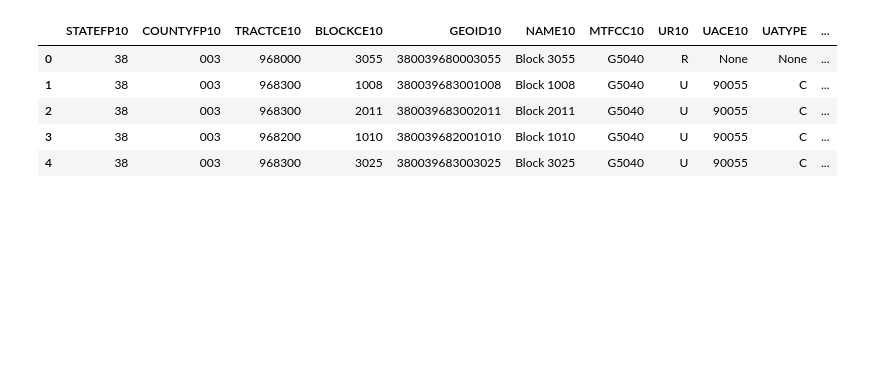
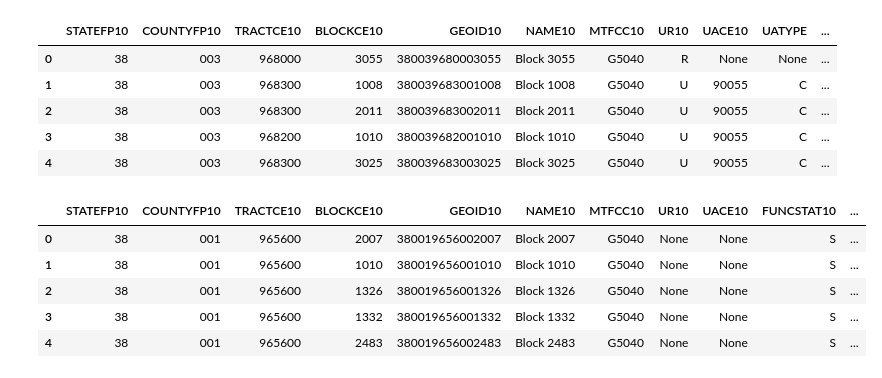
Before and after one commit to KeiferC/nd-precincts, a Jupyter notebook: counties/ND_Precinct.ipynb, the cells around one changed output. Saved outputs shown, nothing was run; the diff lists cells and outputs as text; code cells hidden in the pictures; blank space fills up the shorter version.

```diff
--- a/counties/ND_Precinct.ipynb
+++ b/counties/ND_Precinct.ipynb
@@ -110,0 +113,12 @@ merged.to_file(outpath)
+# %%
+# Blocks Shapefile
+blocks_shp_path = '../nhgis_blocks_shp/ND_block_2010.shp'
+blocks_shp = gpd.read_file(blocks_shp_path)
+blocks_shp.head()
+# %% [output]
+|  | STATEFP10 | COUNTYFP10 | TRACTCE10 | BLOCKCE10 | GEOID10 | NAME10 | MTFCC10 | UR10 | UACE10 | FUNCSTAT10 | ... |
+| 0 | 38 | 001 | 965600 | 2007 | 380019656002007 | Block 2007 | G5040 | None | None | S | ... |
+| 1 | 38 | 001 | 965600 | 1010 | 380019656001010 | Block 1010 | G5040 | None | None | S | ... |
+| 2 | 38 | 001 | 965600 | 1326 | 380019656001326 | Block 1326 | G5040 | None | None | S | ... |
+| 3 | 38 | 001 | 965600 | 1332 | 380019656001332 | Block 1332 | G5040 | None | None | S | ... |
+| 4 | 38 | 001 | 965600 | 2483 | 380019656002483 | Block 2483 | G5040 | None | None | S | ... |
```
Also changed, not shown: parts of 12 cells of this notebook, 5 other files.
